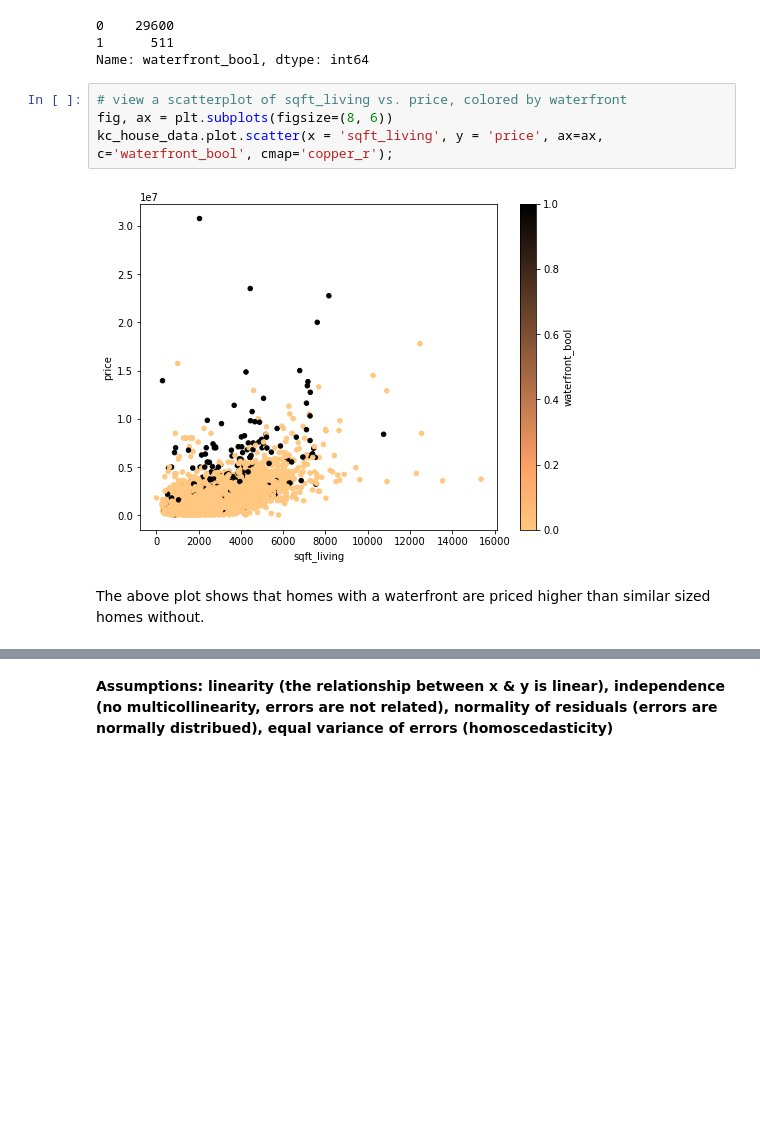
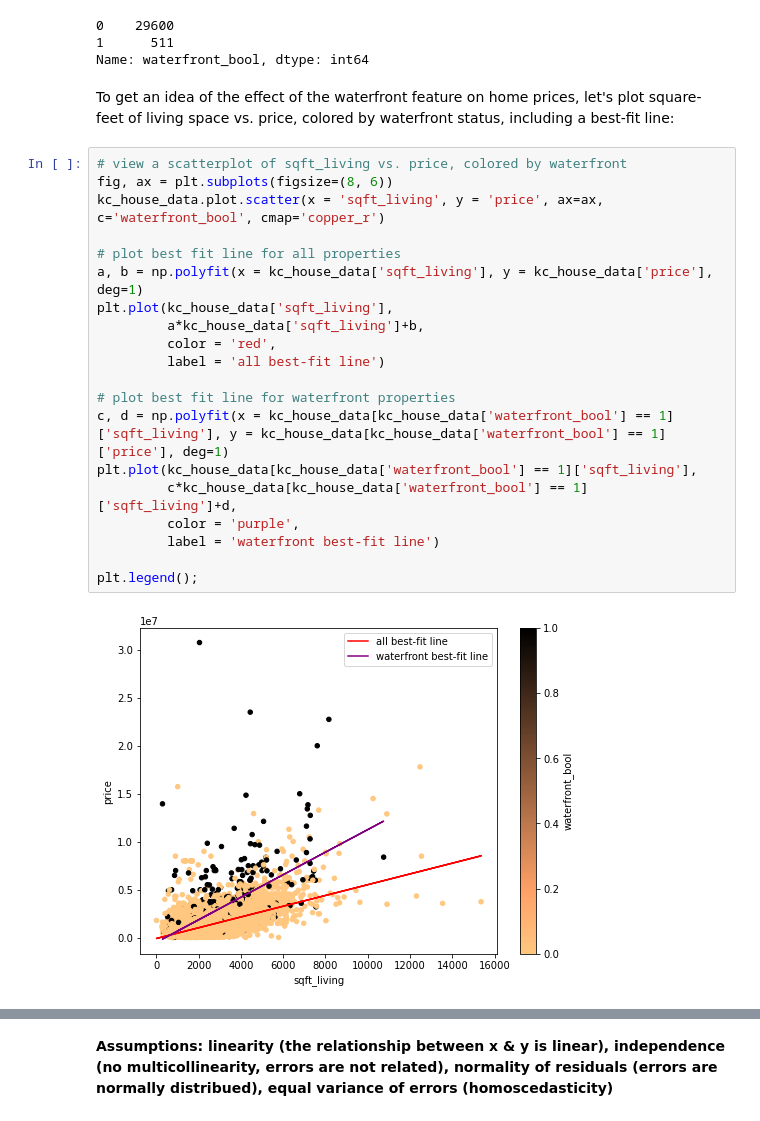
Before and after one commit to terminalcoder/Home-Features-Analysis, a Jupyter notebook: student.ipynb, the cells around one changed output, grey strips where cells are left out. Cells and saved outputs as stored; diff of their text form; blank space fills up the shorter version.

```diff
--- a/student.ipynb
+++ b/student.ipynb
@@ -331,11 +330,27 @@ kc_house_data['waterfront_bool'].value_counts()
 0    29600
 1      511
 Name: waterfront_bool, dtype: int64
-# %%
-# view a scatterplot of sqft_living vs. price, colored by waterfront
-fig, ax = plt.subplots(figsize=(8, 6))
-kc_house_data.plot.scatter(x = 'sqft_living', y = 'price', ax=ax, c='waterfront_bool', cmap='copper_r');
-# %% [output]
-[figure, removed]
-# %% [markdown]
-The above plot shows that homes with a waterfront are priced higher than similar sized homes without.
+# %% [markdown]
+To get an idea of the effect of the waterfront feature on home prices, let's plot square-feet of living space vs. price, colored by waterfront status, including a best-fit line:
+# %%
+# view a scatterplot of sqft_living vs. price, colored by waterfront
+fig, ax = plt.subplots(figsize=(8, 6))
+kc_house_data.plot.scatter(x = 'sqft_living', y = 'price', ax=ax, c='waterfront_bool', cmap='copper_r')
+
+# plot best fit line for all properties
+a, b = np.polyfit(x = kc_house_data['sqft_living'], y = kc_house_data['price'], deg=1)
+plt.plot(kc_house_data['sqft_living'],
+         a*kc_house_data['sqft_living']+b,
+         color = 'red',
+         label = 'all best-fit line')
+
+# plot best fit line for waterfront properties
+c, d = np.polyfit(x = kc_house_data[kc_house_data['waterfront_bool'] == 1]['sqft_living'], y = kc_house_data[kc_house_data['waterfront_bool'] == 1]['price'], deg=1)
+plt.plot(kc_house_data[kc_house_data['waterfront_bool'] == 1]['sqft_living'],
+         c*kc_house_data[kc_house_data['waterfront_bool'] == 1]['sqft_living']+d,
+         color = 'purple',
+         label = 'waterfront best-fit line')
+
+plt.legend();
+# %% [output]
+[figure, added]
```
Also changed, not shown: parts of 9 cells of this notebook.
